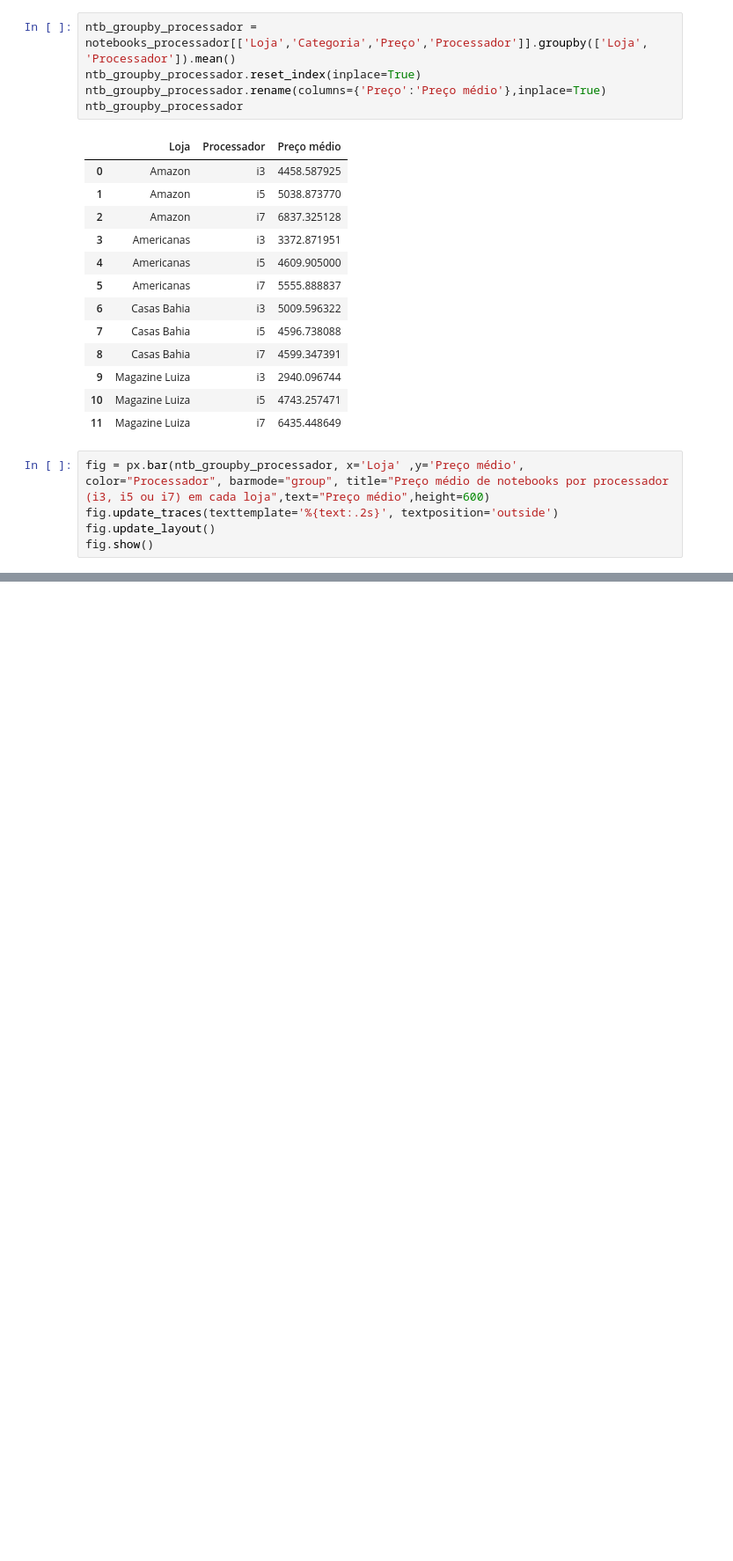
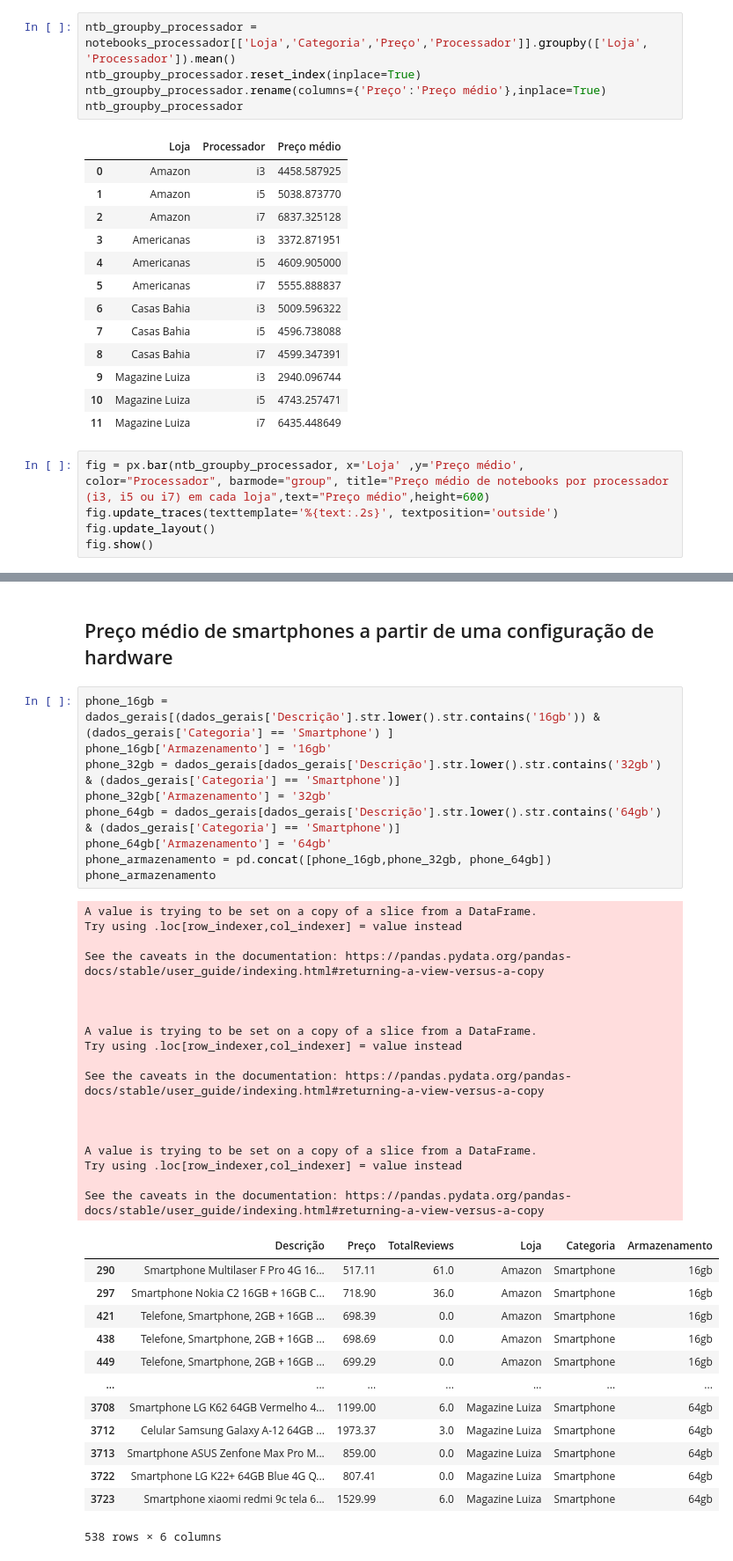
Before and after one commit to vitordutra/desafio-3-trilhas-webscraping, a Jupyter notebook: analise_por_produtos.ipynb, the cells around one changed output, grey strips where cells are left out. Shown: that part at 88% size. Drawn from its saved outputs; the diff is of its cells as text; blank space fills up the shorter version.

```diff
--- a/analise_por_produtos.ipynb
+++ b/analise_por_produtos.ipynb
@@ -206,0 +238,43 @@ fig.show()
+# %% [markdown]
+## Preço médio de smartphones a partir de uma configuração de hardware
+# %%
+phone_16gb = dados_gerais[(dados_gerais['Descrição'].str.lower().str.contains('16gb')) & (dados_gerais['Categoria'] == 'Smartphone') ]
+phone_16gb['Armazenamento'] = '16gb'
+phone_32gb = dados_gerais[dados_gerais['Descrição'].str.lower().str.contains('32gb') & (dados_gerais['Categoria'] == 'Smartphone')]
+phone_32gb['Armazenamento'] = '32gb'
+phone_64gb = dados_gerais[dados_gerais['Descrição'].str.lower().str.contains('64gb') & (dados_gerais['Categoria'] == 'Smartphone')]
+phone_64gb['Armazenamento'] = '64gb'
+phone_armazenamento = pd.concat([phone_16gb,phone_32gb, phone_64gb])
+phone_armazenamento
+# %% [output]
+A value is trying to be set on a copy of a slice from a DataFrame.
+Try using .loc[row_indexer,col_indexer] = value instead
+
+See the caveats in the documentation: https://pandas.pydata.org/pandas-docs/stable/user_guide/indexing.html#returning-a-view-versus-a-copy
+
+
+
+A value is trying to be set on a copy of a slice from a DataFrame.
+Try using .loc[row_indexer,col_indexer] = value instead
+
+See the caveats in the documentation: https://pandas.pydata.org/pandas-docs/stable/user_guide/indexing.html#returning-a-view-versus-a-copy
+
+
+
+A value is trying to be set on a copy of a slice from a DataFrame.
+Try using .loc[row_indexer,col_indexer] = value instead
+
+See the caveats in the documentation: https://pandas.pydata.org/pandas-docs/stable/user_guide/indexing.html#returning-a-view-versus-a-copy
+|  | Descrição | Preço | TotalReviews | Loja | Categoria | Armazenamento |
+| 290 | Smartphone Multilaser F Pro 4G 16... | 517.11 | 61.0 | Amazon | Smartphone | 16gb |
+| 297 | Smartphone Nokia C2 16GB + 16GB C... | 718.90 | 36.0 | Amazon | Smartphone | 16gb |
+| 421 | Telefone, Smartphone, 2GB + 16GB ... | 698.39 | 0.0 | Amazon | Smartphone | 16gb |
+| 438 | Telefone, Smartphone, 2GB + 16GB ... | 698.69 | 0.0 | Amazon | Smartphone | 16gb |
+| 449 | Telefone, Smartphone, 2GB + 16GB ... | 699.29 | 0.0 | Amazon | Smartphone | 16gb |
+| ... | ... | ... | ... | ... | ... | ... |
+| 3708 | Smartphone LG K62 64GB Vermelho 4... | 1199.00 | 6.0 | Magazine Luiza | Smartphone | 64gb |
+| 3712 | Celular Samsung Galaxy A-12 64GB ... | 1973.37 | 3.0 | Magazine Luiza | Smartphone | 64gb |
+| 3713 | Smartphone ASUS Zenfone Max Pro M... | 859.00 | 0.0 | Magazine Luiza | Smartphone | 64gb |
+| 3722 | Smartphone LG K22+ 64GB Blue 4G Q... | 807.41 | 0.0 | Magazine Luiza | Smartphone | 64gb |
+| 3723 | Smartphone xiaomi redmi 9c tela 6... | 1529.99 | 6.0 | Magazine Luiza | Smartphone | 64gb |
+538 rows × 6 columns
```
Also changed, not shown: parts of 15 cells of this notebook.
